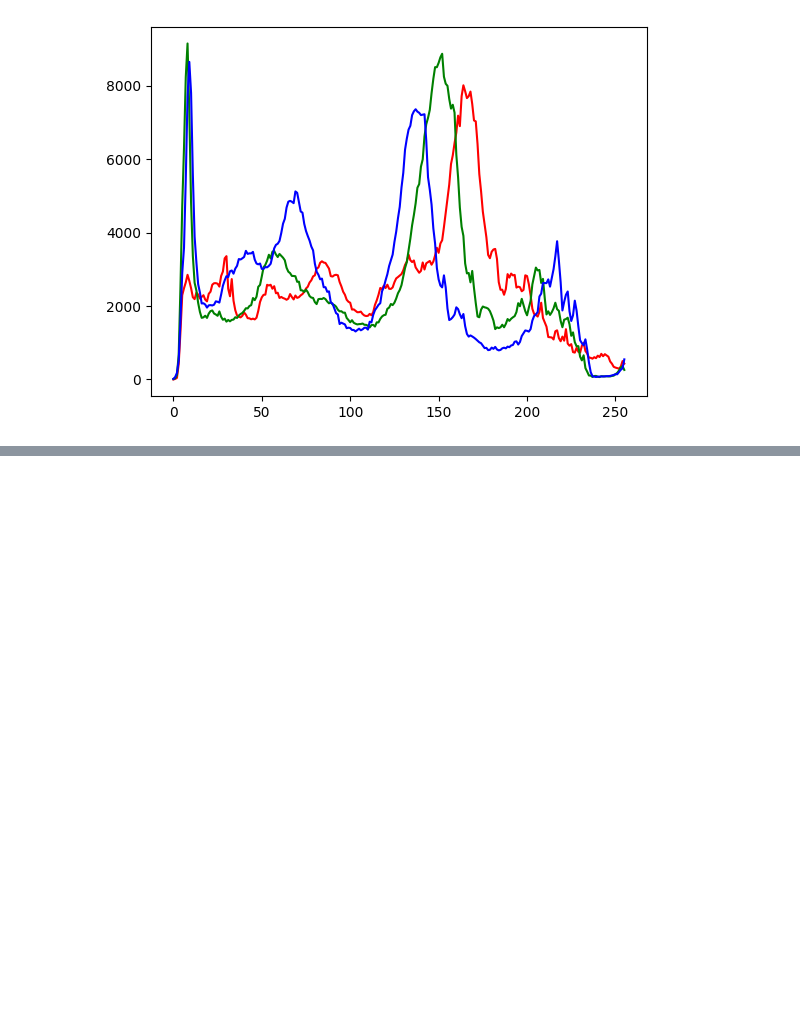
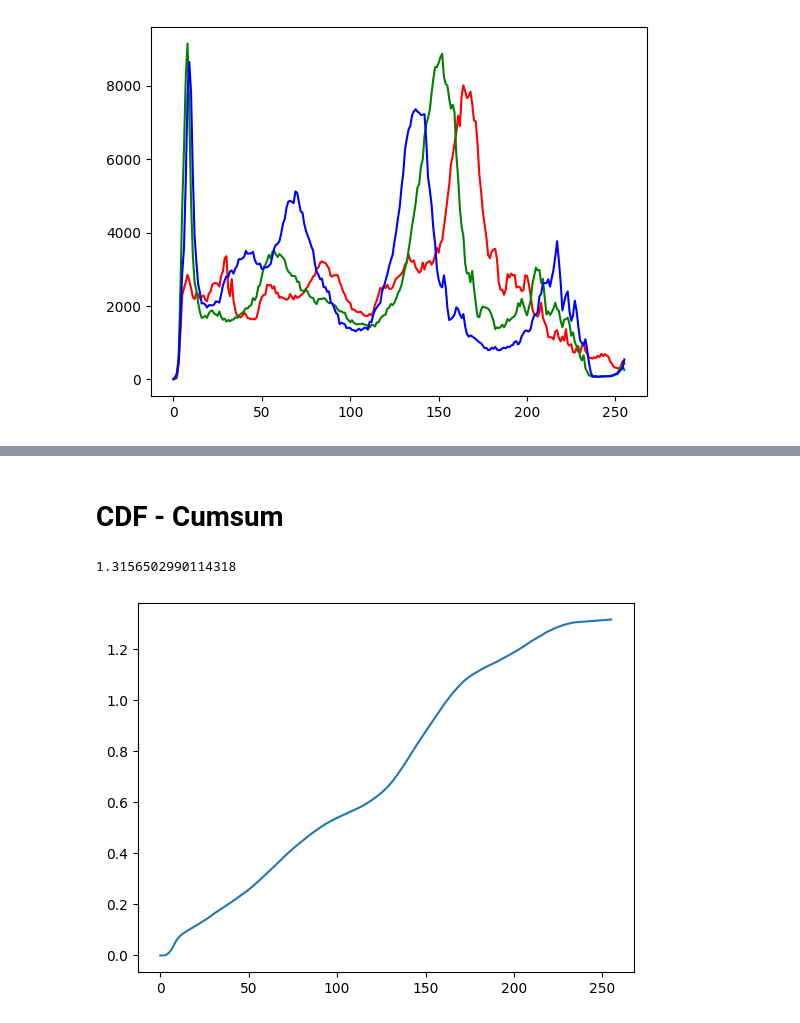
Before and after one commit to omer-priel/vision-and-image-processing, a Jupyter notebook: nootbooks/analyze-image.ipynb, the cells around one changed output, grey strips where cells are left out. Cells and saved outputs as stored; diff of their text form; code cells hidden in the pictures; blank space fills up the shorter version.

```diff
--- a/nootbooks/analyze-image.ipynb
+++ b/nootbooks/analyze-image.ipynb
@@ -64,0 +66,11 @@ plt.plot(colorsB, histB, 'b')
+# %% [markdown]
+# CDF - Cumsum
+# %%
+hist, colors = image_histogram(img)
+pdf = hist / N
+cdf = np.cumsum(pdf)
+plt.plot(cdf)
+pdf.sum()
+# %% [output]
+1.3156502990114318
+[figure, added]
```
Also changed, not shown: parts of 4 cells of this notebook, 5 other files.
